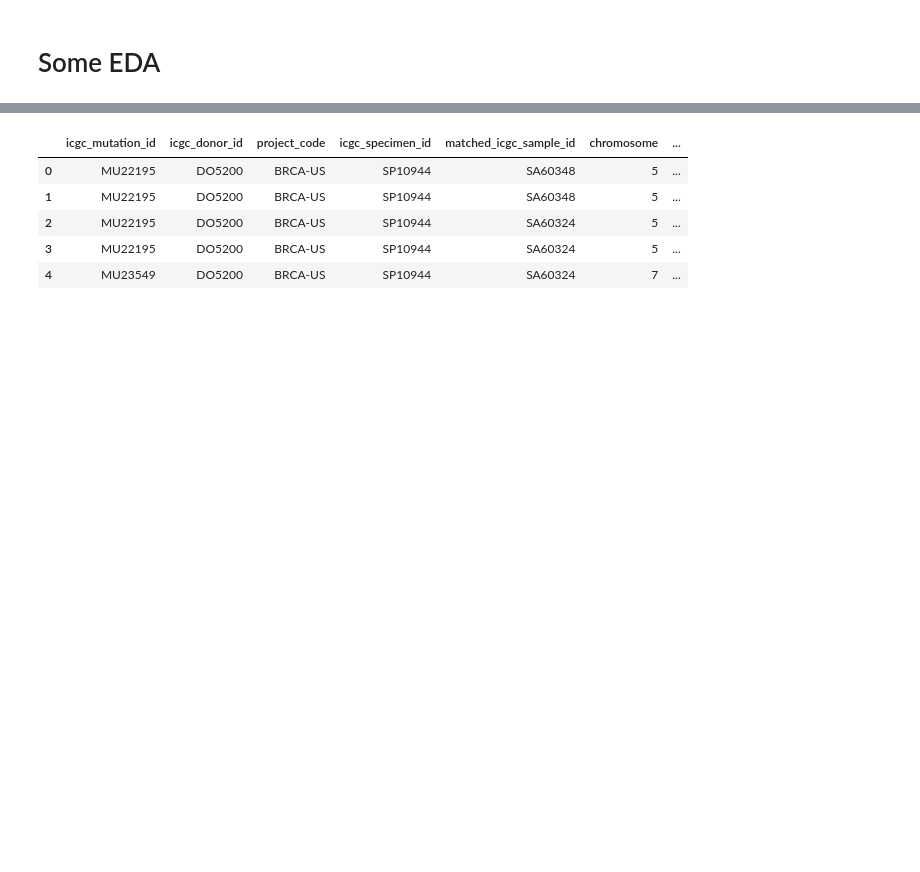
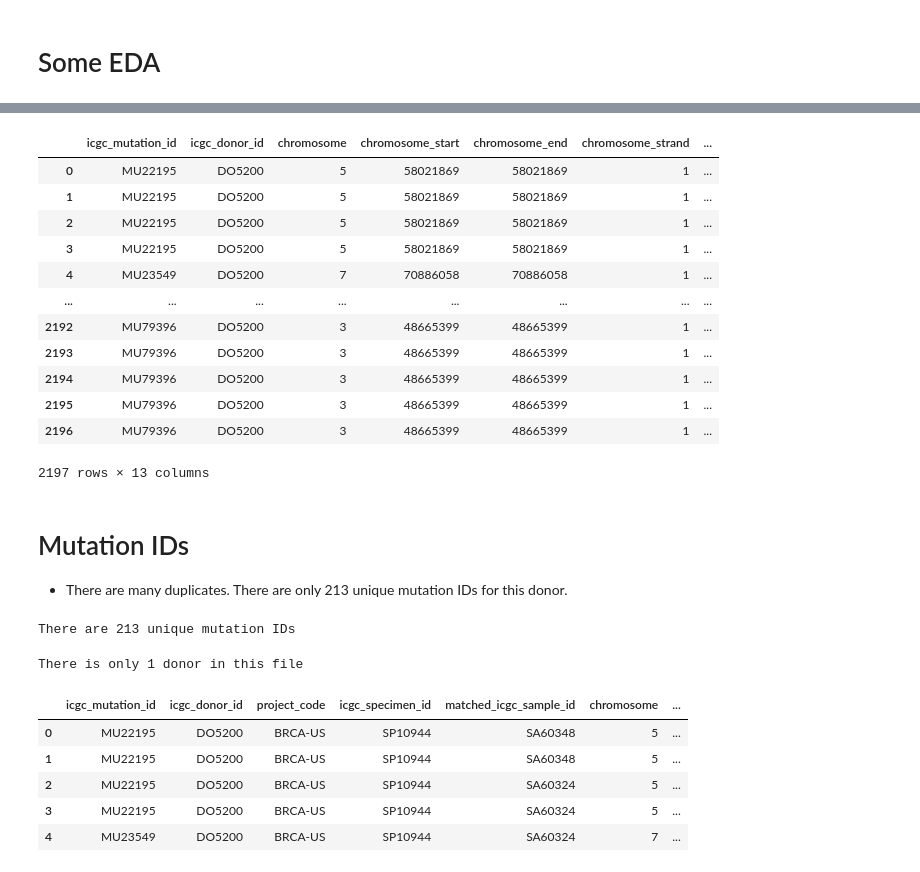
Before and after one commit to nimuh/cancer-dl, a Jupyter notebook: EDA.ipynb, the cells around one changed output, grey strips where cells are left out. Saved outputs shown, nothing was run; the diff lists cells and outputs as text; code cells hidden in the pictures; blank space fills up the shorter version.

```diff
--- a/EDA.ipynb
+++ b/EDA.ipynb
@@ -109,3 +93,49 @@ df[features][['icgc_mutation_id', 'mutated_from_allele', 'mutated_to_allele']]
+# %%
+# Choice of features here is due to quick look at the columns. Change as you see fit.
+features = ['icgc_mutation_id',
+            'icgc_donor_id',
+            'chromosome',
+            'chromosome_start',
+            'chromosome_end',
+            'chromosome_strand',
+            'reference_genome_allele',
+            'mutated_from_allele',
+            'mutated_to_allele',
+            'consequence_type',
+            #'aa_mutation',
+            #'cds_mutation',
+            'gene_affected',
+            #'quality_score',
+            #'probability',
+            'total_read_count',
+            #'seq_coverage',
+            'project_code']
+df[features]
+# %% [output]
+|  | icgc_mutation_id | icgc_donor_id | chromosome | chromosome_start | chromosome_end | chromosome_strand | ... |
+| 0 | MU22195 | DO5200 | 5 | 58021869 | 58021869 | 1 | ... |
+| 1 | MU22195 | DO5200 | 5 | 58021869 | 58021869 | 1 | ... |
+| 2 | MU22195 | DO5200 | 5 | 58021869 | 58021869 | 1 | ... |
+| 3 | MU22195 | DO5200 | 5 | 58021869 | 58021869 | 1 | ... |
+| 4 | MU23549 | DO5200 | 7 | 70886058 | 70886058 | 1 | ... |
+| ... | ... | ... | ... | ... | ... | ... | ... |
+| 2192 | MU79396 | DO5200 | 3 | 48665399 | 48665399 | 1 | ... |
+| 2193 | MU79396 | DO5200 | 3 | 48665399 | 48665399 | 1 | ... |
+| 2194 | MU79396 | DO5200 | 3 | 48665399 | 48665399 | 1 | ... |
+| 2195 | MU79396 | DO5200 | 3 | 48665399 | 48665399 | 1 | ... |
+| 2196 | MU79396 | DO5200 | 3 | 48665399 | 48665399 | 1 | ... |
+2197 rows × 13 columns
+# %% [markdown]
+# Mutation IDs
+- There are many duplicates. There are only 213 unique mutation IDs for this donor.
+# %%
+print('There are {} unique mutation IDs'.format(len(set(df[features]['icgc_mutation_id']))))
+# %% [output]
+There are 213 unique mutation IDs
+# %%
+print('There is only {} donor in this file'.format(len(set(df[features]['icgc_donor_id']))))
+# %% [output]
+There is only 1 donor in this file
 # %%
 data = df[features]
 # %%
```
Also changed, not shown: parts of 5 cells of this notebook.
